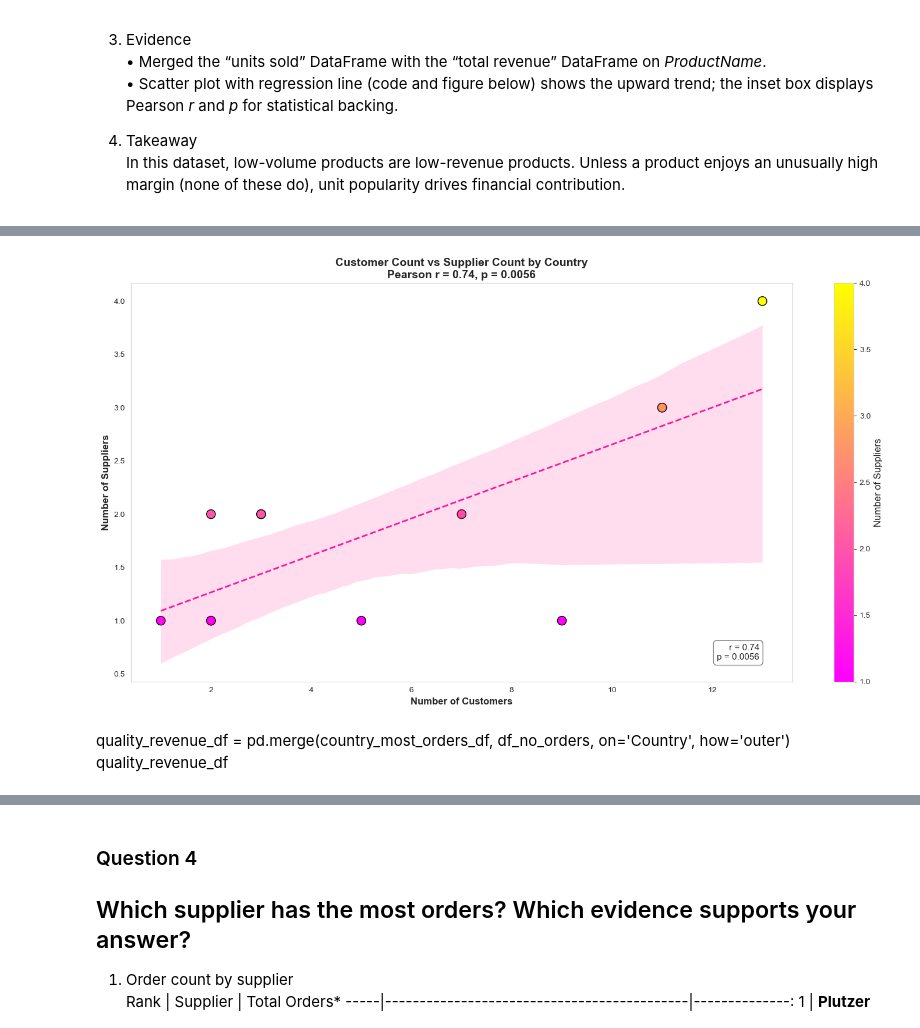
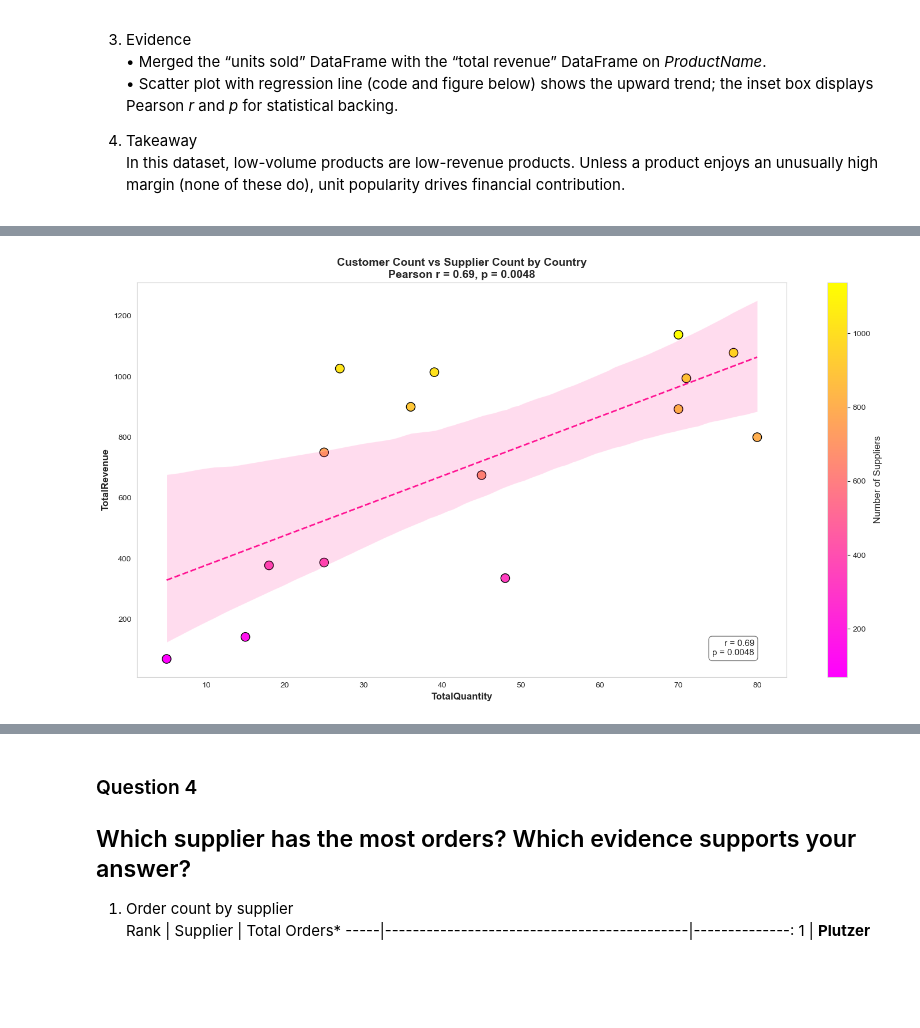
Before and after one commit to jesseniadia/Ad-Hoc-Data-Reporting, a Jupyter notebook: adhoc-sql (TLab 4)/adhoc_report.ipynb, the cells around one changed output, grey strips where cells are left out. Cells and saved outputs as stored; diff of their text form; code cells hidden in the pictures; blank space fills up the shorter version.

```diff
--- a/adhoc-sql (TLab 4)/adhoc_report.ipynb
+++ b/adhoc-sql (TLab 4)/adhoc_report.ipynb
@@ -321,6 +321,6 @@ Least_Pop_By_Revenue
 # %%
 # TODO: Convert your list of tuples to a dataframe
 
-Least_Pop_By_Revenue_df = pd.DataFrame(Least_Pop_By_Revenue, columns=["ProductName", "TotalQuantity"])
+Least_Pop_By_Revenue_df = pd.DataFrame(Least_Pop_By_Revenue, columns=["ProductName", "TotalRevenue"])
 Least_Pop_By_Revenue_df
 # %% [output]
@@ -702,3 +719,7 @@ plt.show()
 
 4. Takeaway
    In this dataset, low-volume products are low-revenue products. Unless a product enjoys an unusually high margin (none of these do), unit popularity drives financial contribution.
+# %%
+# Merge the two DataFrames on "Country"
+quality_revenue_df = pd.merge(Least_Pop_Quantity_df, Least_Pop_By_Revenue_df, on='ProductName', how='outer').dropna()
+quality_revenue_df
@@ -705,56 +743,49 @@ plt.show()
 # %%
+#Pearson Correlation
+r, p = pearsonr(quality_revenue_df["TotalQuantity"], quality_revenue_df["TotalRevenue"])
 
-# Step 1: Merge the two DataFrames on "Country"
-quality_revenue_df = pd.merge(Least_Pop_Quantity_df, Least_Pop_By_Revenue_df, on='ProductName', how='outer')
-
-# Step 2: Pearson Correlation
-r, p = pearsonr(merged_df["CustomerCount"], merged_df["SupplierCount"])
-
-# Step 3: Scatter Plot + Regression Line
+#Scatter Plot + Regression Line
 plt.figure(figsize=(15, 8))
 scatter = plt.scatter(
-    x=merged_df["CustomerCount"],
-    y=merged_df["SupplierCount"],
-    c=merged_df["SupplierCount"],
-    cmap="spring",  # Neon-style gradient
+    x=quality_revenue_df["TotalQuantity"],
+    y=quality_revenue_df["TotalRevenue"],
+    c=quality_revenue_df["TotalRevenue"],
+    cmap="spring",
     edgecolor="black",
     s=120
 )
 
 # Pearson r and p-value annotation
 plt.text(
     0.95, 0.05,
     f"r = {r:.2f}\np = {p:.4f}",
     transform=plt.gca().transAxes,
     fontsize=11,
     verticalalignment='bottom',
     horizontalalignment='right',
     bbox=dict(facecolor='white', edgecolor='gray', boxstyle='round,pad=0.4')
 )
 
-# Regression line (no scatter points from sns)
+# Regression line
 sns.regplot(
-    x="CustomerCount",
-    y="SupplierCount",
-    data=merged_df,
+    x="TotalQuantity",
+    y="TotalRevenue",
+    data=quality_revenue_df,
     scatter=False,
     color="#FF1493",  # Neon pink
     line_kws={"linewidth": 2, "linestyle": "--"}
 )
 
 # Color bar for supplier count
 cbar = plt.colorbar(scatter)
 cbar.set_label("Number of Suppliers", fontsize=12)
 
 # Titles and labels
 plt.title(f"Customer Count vs Supplier Count by Country\nPearson r = {r:.2f}, p = {p:.4f}", fontsize=14, fontweight='bold')
-plt.xlabel("Number of Customers", fontsize=12, fontweight='bold')
-plt.ylabel("Number of Suppliers", fontsize=12, fontweight='bold')
+plt.xlabel("TotalQuantity", fontsize=12, fontweight='bold')
+plt.ylabel("TotalRevenue", fontsize=12, fontweight='bold')
 plt.grid(False)
 plt.tight_layout()
 plt.show()
 # %% [output]
-[figure, old version]
+[figure, new version]
-# %% [markdown]
-quality_revenue_df = pd.merge(country_most_orders_df, df_no_orders, on='Country', how='outer')
-quality_revenue_df
```
Also changed, not shown: parts of 14 cells of this notebook.
